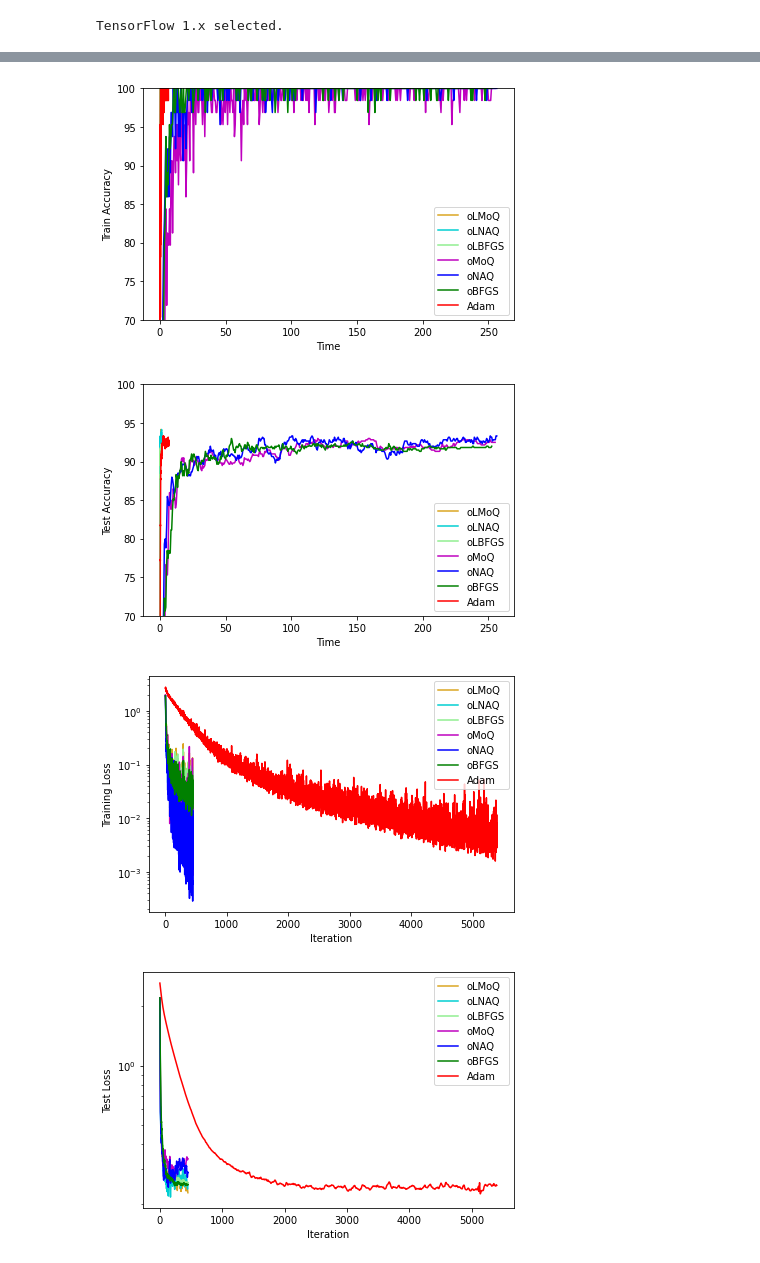
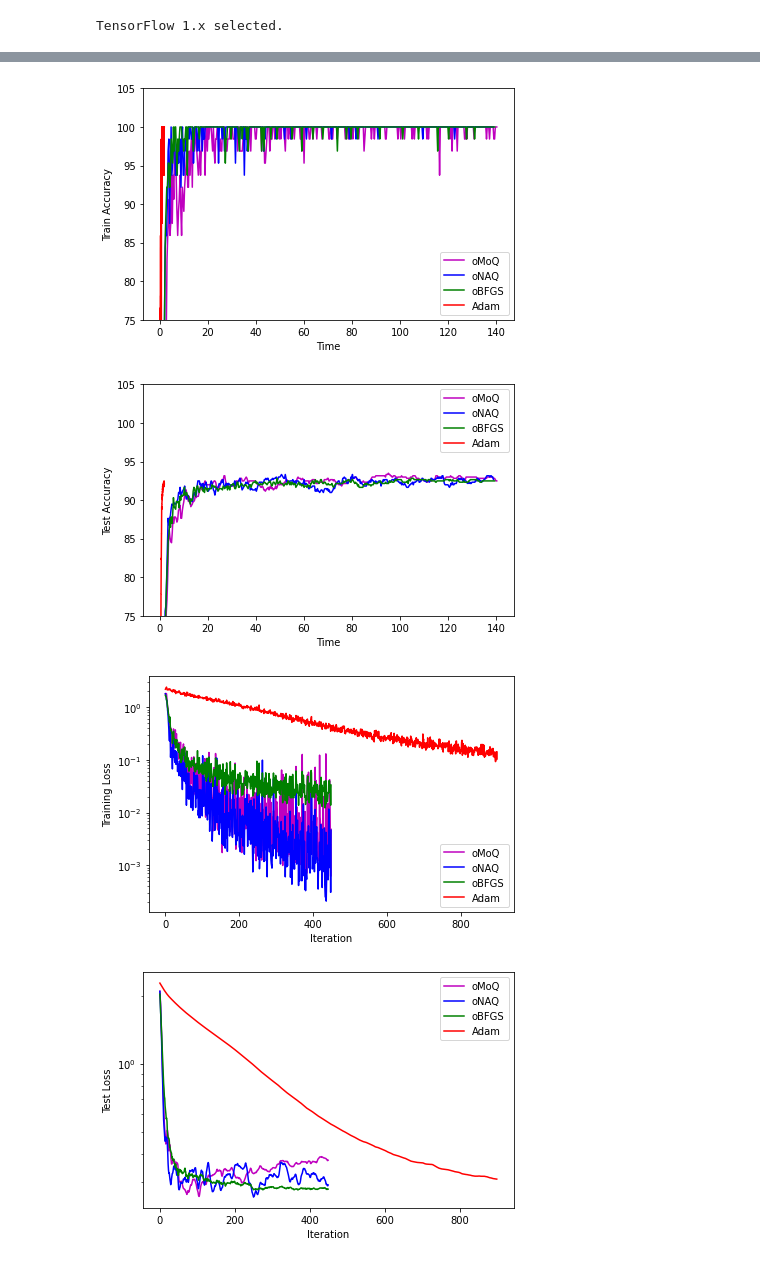
Before and after one commit to indra-ipd/oMoQ, a Jupyter notebook: oMoQ_8x8Mnist.ipynb, the cells around one changed output, grey strips where cells are left out. Cells and saved outputs as stored; diff of their text form; code cells hidden in the pictures.

```diff
--- a/oMoQ_8x8Mnist.ipynb
+++ b/oMoQ_8x8Mnist.ipynb
@@ -69,7 +69,7 @@ iterations = batches
 
 epoch = 25
 
-algo = ['oLMoQ','oLNAQ','oLBFGS','oMoQ','oNAQ','oBFGS','Adam']
+algo = ['oMoQ','oNAQ','oBFGS','Adam']
 col = {'oNAQ': 'b', 'oMoQ': 'm', 'oBFGS': 'g', 'oLNAQ': '#00CED1', 'oLMoQ': '#DAA520', 'oLBFGS': '#90EE90','Adam': 'r'}
 # %%
 training_data = tf.placeholder(tf.float32, [None, image_size*image_size*chan_num])
@@ -118,7 +118,7 @@ for meth in algo:
     color = col[meth]
     if meth == 'Adam':
         train_step = tf.train.AdamOptimizer(0.001).minimize(loss)
-        epoch = 300
+        epoch = 50
         timePlt = collections.deque(maxlen=iterations * epoch)
         errPlt = collections.deque(maxlen=iterations * epoch)
 
@@ -199,6 +199,8 @@ for meth in algo:
                 if meth != 'oMoQ' or meth != 'oLMoQ':
                     if step > 1:
                         alpha_k.append(1 / np.sqrt(step))
+                    else:
+                        alpha_k.append(0.5)
 
                     # if meth == 'oMoQ':
                     #  if step > 1:
@@ -255,7 +257,7 @@ for meth in algo:
 
     plt.figure(3)
     plt.plot(np.cumsum(timePlt), train_acc_plot, color)
-    plt.ylim((70, 100))
+    plt.ylim((75, 105))
     plt.xlabel('Time')
     plt.ylabel('Train Accuracy')
     plt.legend(leg)
@@ -263,7 +265,7 @@ for meth in algo:
 
     plt.figure(4)
     plt.plot(np.cumsum(timePlt), test_acc_plot, color)
-    plt.ylim((70, 100))
+    plt.ylim((75, 105))
     plt.xlabel('Time')
     plt.ylabel('Test Accuracy')
     plt.legend(leg)
@@ -285,7 +287,7 @@ for meth in algo:
 
     plt.figure(7)
     plt.plot(train_acc_plot, color)
-    # plt.ylim((70,100))
+    # plt.ylim((75, 105))
     plt.xlabel('Iteration')
     plt.ylabel('Train Accuracy')
     plt.legend(leg)
@@ -293,7 +295,7 @@ for meth in algo:
 
     plt.figure(8)
     plt.plot(test_acc_plot, color)
-    plt.ylim((60,100))
+    plt.ylim((75, 105))
     plt.xlabel('Iteration')
     plt.ylabel('Test Accuracy')
     plt.legend(leg)
@@ -315,7 +317,7 @@ for meth in algo:
 
     plt.figure(11)
     plt.plot(np.cumsum(timePlt), np.maximum.accumulate(train_acc_plot), color)
-    plt.ylim((40, 100))
+    plt.ylim((75, 105))
     plt.xlabel('Time')
     plt.ylabel('Train Accuracy')
     plt.legend(leg)
@@ -323,7 +325,7 @@ for meth in algo:
 
     plt.figure(12)
     plt.plot(np.cumsum(timePlt), np.maximum.accumulate(test_acc_plot), color)
-    plt.ylim((40, 100))
+    plt.ylim((75, 105))
     plt.xlabel('Time')
     plt.ylabel('Test Accuracy')
     plt.legend(leg)
@@ -345,7 +347,7 @@ for meth in algo:
 
     plt.figure(15)
     plt.plot(np.maximum.accumulate(train_acc_plot), color)
-    plt.ylim((40, 105))
+    plt.ylim((75, 105))
     plt.xlabel('Iteration')
     plt.ylabel('Train Accuracy')
     plt.legend(leg)
@@ -353,7 +355,7 @@ for meth in algo:
 
     plt.figure(16)
     plt.plot(np.maximum.accumulate(test_acc_plot), color)
-    plt.ylim((40, 100))
+    plt.ylim((75, 105))
     plt.xlabel('Iteration')
     plt.ylabel('Test Accuracy')
     plt.legend(leg)
@@ -449,4 +410,4 @@ seed:  86
-[figure, old version]
+[figure, new version]
-[figure, old version]
+[figure, new version]
-[figure, old version]
+[figure, new version]
-[figure, old version]
+[figure, new version]
```
Also changed, not shown: parts of 2 cells of this notebook.
